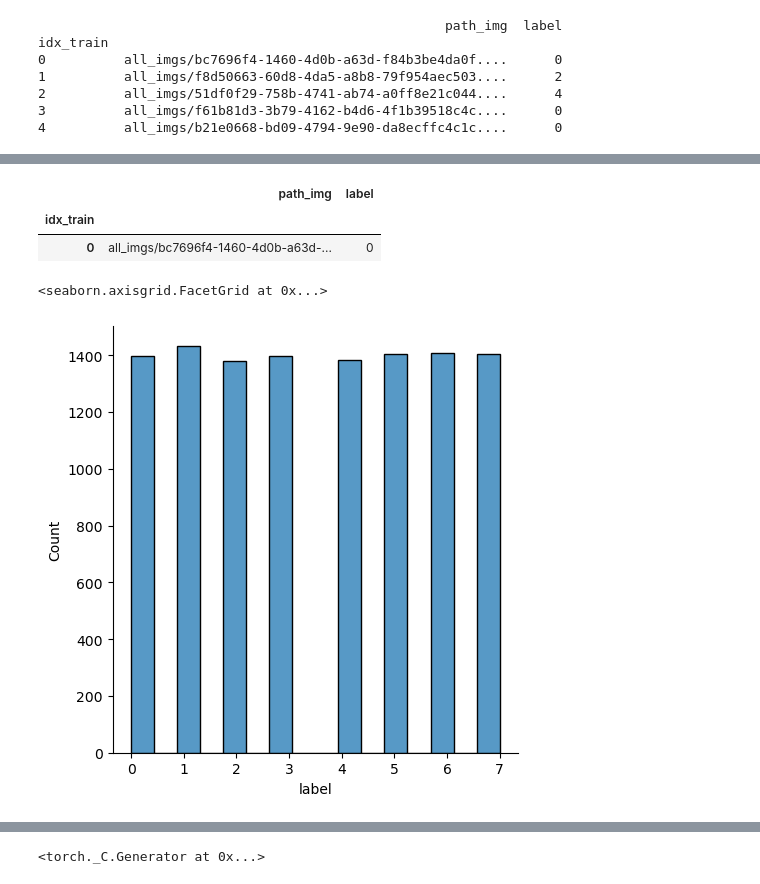
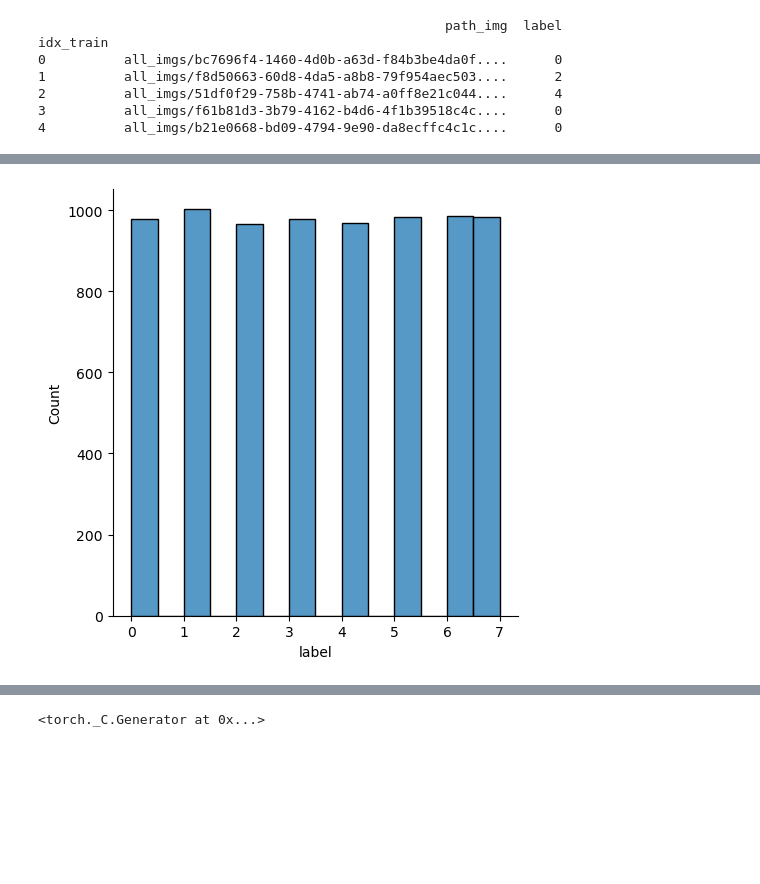
Before and after one commit to AlvarSML/HackatonOracle23, a Jupyter notebook: reto 1/Reto1-Hackaton.ipynb, the cells around one changed output, grey strips where cells are left out. Saved outputs shown, nothing was run; the diff lists cells and outputs as text; code cells hidden in the pictures; blank space fills up the shorter version.

```diff
--- a/reto 1/Reto1-Hackaton.ipynb
+++ b/reto 1/Reto1-Hackaton.ipynb
@@ -83,11 +85,5 @@ train_dataset, val_dataset = train_test_split(
 # %%
-dataset[:1]
+sns.displot(train_dataset.label)
+plt.show()
 # %% [output]
-|  | path_img | label |
-| idx_train |  |  |
-| 0 | all_imgs/bc7696f4-1460-4d0b-a63d-... | 0 |
+[figure, added]
-# %%
-sns.displot(dataset.label)
-# %% [output]
-<seaborn.axisgrid.FacetGrid at 0x...>
-[figure, removed]
```
Also changed, not shown: parts of 9 cells of this notebook.
